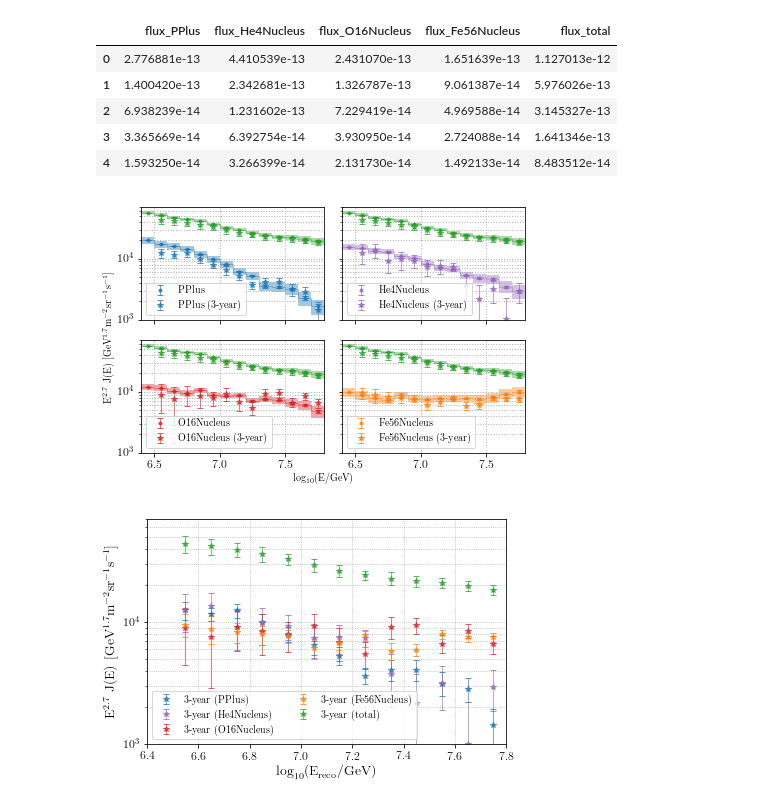
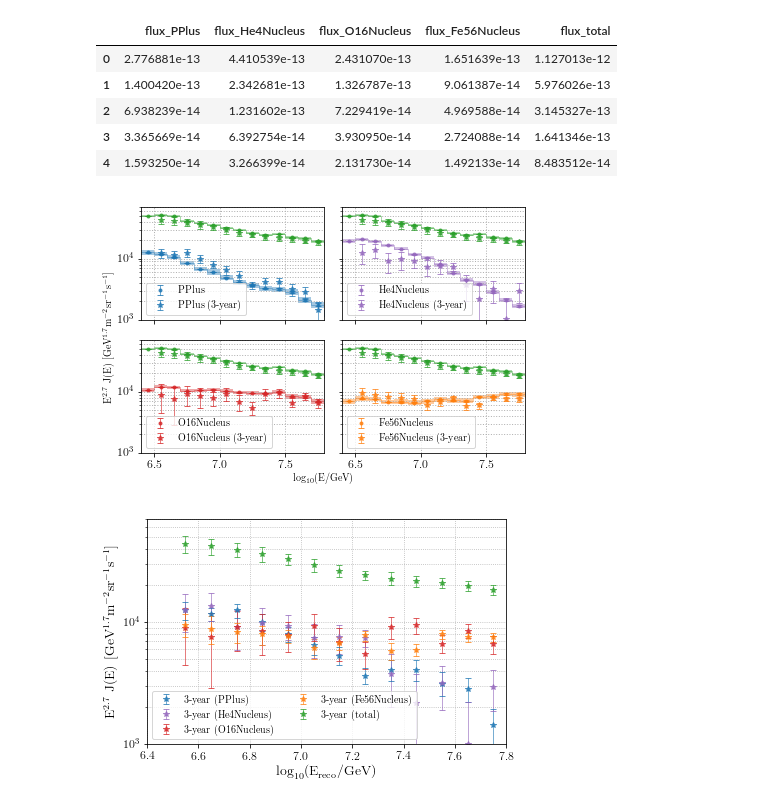
Before and after one commit to jrbourbeau/cr-composition, a Jupyter notebook: notebooks/spectrum-analysis.ipynb, the cells around one changed output. Saved outputs shown, nothing was run; the diff lists cells and outputs as text; code cells hidden in the pictures.

```diff
--- a/notebooks/spectrum-analysis.ipynb
+++ b/notebooks/spectrum-analysis.ipynb
@@ -124,8 +123,8 @@ geom_factor
 # %% [markdown]
 ## Plot unfolded flux at each iteration
 # %%
-model_name = 'Jeffreys'
-# model_name = 'H3a'
+# model_name = 'Jeffreys'
+model_name = 'H4a'
 # model_name = 'Polygonato'
 # %%
 df_file = os.path.join(unfolding_dir,
@@ -282,8 +278,9 @@ anim.save(iter_unfold_outfile, dpi=300, writer='imagemagick')
 # %% [markdown]
 ### Plot comparison of final unfolded flux for different priors
 # %%
-model_names = ['Jeffreys']
-# model_names = ['Jeffreys', 'H3a']
+# model_names = ['Jeffreys']
+# model_names = ['H4a']
+model_names = ['Jeffreys', 'H3a', 'H4a']
 # model_names = ['Jeffreys', 'h3a', 'Hoerandel5']
 # %% [markdown]
 Load 3-year analysis flux
@@ -329,5 +326,5 @@ Fe56Nucleus
 # %%
-plot_3yr = True
+plot_3yr = False
 # %%
 fig, ax = plt.subplots()
 marker_dict = {model: marker for model, marker in zip(model_names, '.^*o')}
@@ -367,20 +364,20 @@ for idx_model, model_name in enumerate(model_names):
     counts_stat_err['total'] = np.sqrt(counts_stat_err['total'])
 
     for composition in comp_list + ['total']:
-        flux, flux_err_sys = comp.analysis.get_flux(counts[composition], counts_sys_err[composition],
+        flux, flux_err_sys = comp.get_flux(counts[composition], counts_sys_err[composition],
                                                      energybins=energybins.energy_bins,
                                                      eff_area=thrown_area,
 #                                                      eff_area=thrown_area*geom_factor,
                                                      livetime=livetime, livetime_err=livetime_err,
                                                      solid_angle=solid_angle)
-        flux, flux_err_stat = comp.analysis.get_flux(counts[composition], counts_stat_err[composition],
+        flux, flux_err_stat = comp.get_flux(counts[composition], counts_stat_err[composition],
                                                      energybins=energybins.energy_bins,
                                                      eff_area=thrown_area,
 #                                                      eff_area=thrown_area*geom_factor,
                                                      livetime=livetime, livetime_err=livetime_err,
                                                      solid_angle=solid_angle)
 
-        plotting.plot_steps(energybins.log_energy_bins, flux, yerr=flux_err_sys,
+        comp.plot_steps(energybins.log_energy_bins, flux, yerr=flux_err_sys,
                             ax=ax, alpha=0.4, fillalpha=0.4,
                             color=color_dict_model[composition][idx_model])
 
@@ -423,6 +420,6 @@ else:
     flux_outfile = os.path.join(comp.paths.figures_dir, 'unfolding', config,
                                 'flux_{}-groups.png'.format(num_groups))
 comp.check_output_dir(flux_outfile)
-# plt.savefig(flux_outfile)
+plt.savefig(flux_outfile)
 plt.show()
 # %% [output]
@@ -441,8 +438,8 @@ model_flux.head()
 # %%
 if num_groups == 4:
     fig, axarr = plt.subplots(2, 2, sharex=True, sharey=True)
-#     model_name = 'H3a'
-    model_name = 'Jeffreys'
+    model_name = 'H4a'
+#     model_name = 'Jeffreys'
     df_file = os.path.join(unfolding_dir,
                            'pyunfold_output_{}-groups.hdf'.format(num_groups))
     df_unfolding = pd.read_hdf(df_file, model_name, mode='r')
@@ -467,12 +464,12 @@ if num_groups == 4:
     counts_stat_err['total'] = np.sqrt(counts_stat_err['total'])
 
 
-    flux_total, flux_total_err_sys = comp.analysis.get_flux(counts['total'], counts_sys_err['total'],
+    flux_total, flux_total_err_sys = comp.get_flux(counts['total'], counts_sys_err['total'],
                                                      energybins=energybins.energy_bins,
                                                      eff_area=thrown_area,
                                                      livetime=livetime, livetime_err=livetime_err,
                                                      solid_angle=solid_angle)
-    flux_total, flux_total_err_stat = comp.analysis.get_flux(counts['total'], counts_stat_err['total'],
+    flux_total, flux_total_err_stat = comp.get_flux(counts['total'], counts_stat_err['total'],
                                                  energybins=energybins.energy_bins,
                                                  eff_area=thrown_area,
                                                  livetime=livetime, livetime_err=livetime_err,
@@ -481,18 +478,18 @@ if num_groups == 4:
 
     for composition, ax in zip(comp_list, axarr.flatten()):
 
-        flux, flux_err_sys = comp.analysis.get_flux(counts[composition], counts_sys_err[composition],
+        flux, flux_err_sys = comp.get_flux(counts[composition], counts_sys_err[composition],
                                                      energybins=energybins.energy_bins,
                                                      eff_area=thrown_area,
                                                      livetime=livetime, livetime_err=livetime_err,
                                                      solid_angle=solid_angle)
-        flux, flux_err_stat = comp.analysis.get_flux(counts[composition], counts_stat_err[composition],
+        flux, flux_err_stat = comp.get_flux(counts[composition], counts_stat_err[composition],
                                                      energybins=energybins.energy_bins,
                                                      eff_area=thrown_area,
                                                      livetime=livetime, livetime_err=livetime_err,
                                                      solid_angle=solid_angle)
 
-        plotting.plot_steps(energybins.log_energy_bins, flux, yerr=flux_err_sys,
+        comp.plot_steps(energybins.log_energy_bins, flux, yerr=flux_err_sys,
                             ax=ax, alpha=0.4, fillalpha=0.4,
                             color=color_dict[composition])
 
@@ -501,7 +498,7 @@ if num_groups == 4:
                     label=composition, alpha=0.8)
 
         # Plot total flux
-        plotting.plot_steps(energybins.log_energy_bins, flux_total, yerr=flux_total_err_sys,
+        comp.plot_steps(energybins.log_energy_bins, flux_total, yerr=flux_total_err_sys,
                             ax=ax, alpha=0.4, fillalpha=0.4,
                             color=color_dict['total'])
 
@@ -517,36 +514,36 @@ if num_groups == 4:
             ax.errorbar(flux_data_3yr['log_energy_midpoints'],
                         flux_comp_3yr['{}_flux'.format(composition)],
                         yerr=[flux_comp_3yr['{}_err_down'.format(composition)],
                               flux_comp_3yr['{}_err_up'.format(composition)]],
                         ls='None', marker='*', color=color_dict[composition],
                         label='{} (3-year)'.format(composition),
                         alpha=0.75)
             ax.errorbar(flux_data_3yr['log_energy_midpoints'],
                         flux_comp_3yr['total_flux'],
                         yerr=[flux_comp_3yr['total_err_down'],
                               flux_comp_3yr['total_err_up']],
                         ls='None', marker='*', color=color_dict['total'],
                         alpha=0.75)
 
 
         ax.set_yscale("log", nonposy='clip')
         ax.set_xlim(6.4, 7.8)
         ax.set_ylim([1e3, 7e4])
 
         ax.grid(linestyle='dotted', which="both")
         ax.legend(loc='lower left', ncol=1, fontsize=10)
 
     fig.text(0.5, -0.01, '$\mathrm{\log_{10}(E/GeV)}$', ha='center')
     fig.text(-0.01, 0.5, '$\mathrm{ E^{2.7} \ J(E) \ [GeV^{1.7} m^{-2} sr^{-1} s^{-1}]}$',
              va='center', rotation='vertical')
 
     flux_outfile = os.path.join(comp.paths.figures_dir, 'unfolding', config,
-                                'flux_grid_{}-groups.png'.format(num_groups))
+                                'flux_grid_{}-groups_{}-prior.png'.format(num_groups, model_name))
     comp.check_output_dir(flux_outfile)
-#     plt.savefig(flux_outfile, dpi=1000)
+    plt.savefig(flux_outfile, dpi=1000)
     plt.show()
 # %% [output]
-[figure, old version]
+[figure, new version]
 # %%
 fig, ax = plt.subplots()
 # Add 3-year composition analysis flux for comparison
```
Also changed, not shown: parts of 13 cells of this notebook, 24 other files.
